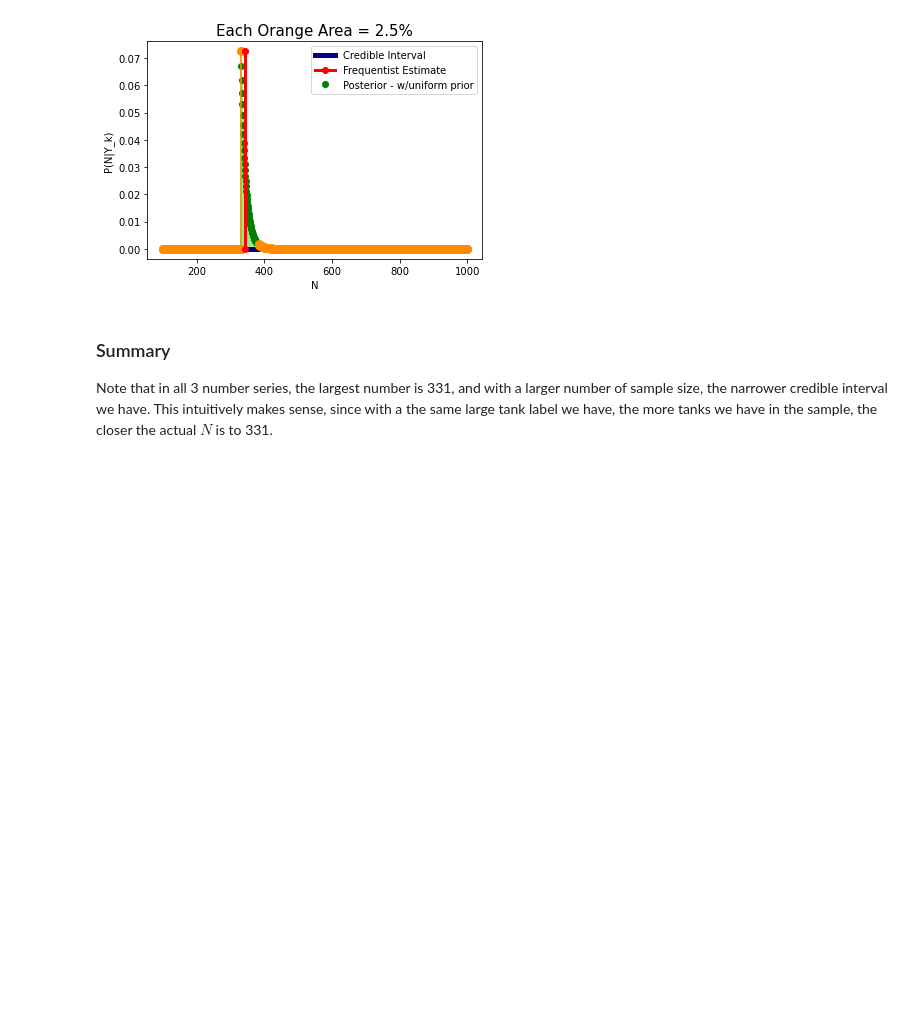
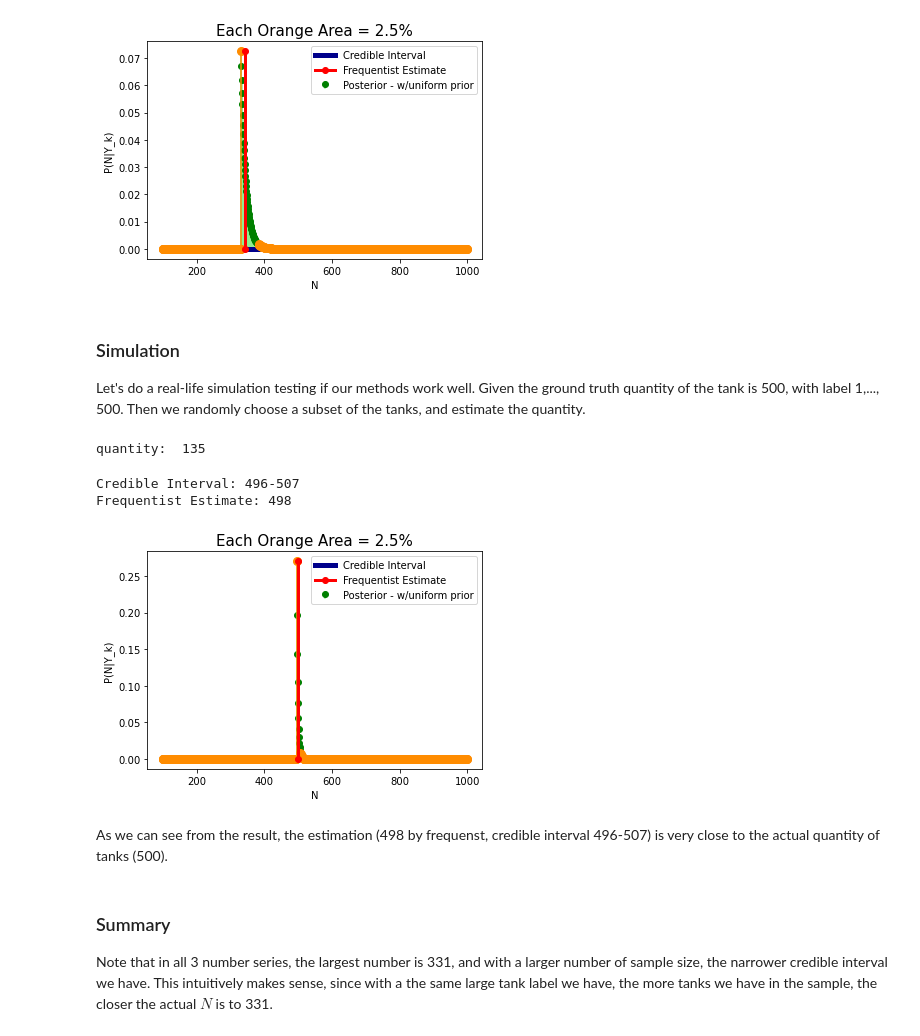
Before and after one commit to itong1900/Gibbs_Sampling_Credible_Interval, a Jupyter notebook: German_Tanks_Problem.ipynb, the cells around one changed output. Cells and saved outputs as stored; diff of their text form; code cells hidden in the pictures; blank space fills up the shorter version.

Commit message:
add simulation of german tank

```diff
--- a/German_Tanks_Problem.ipynb
+++ b/German_Tanks_Problem.ipynb
@@ -292,6 +293,26 @@ plot_frequentist_estimate_and_credible_int(0.05,serial_numbers_3,Nmin=100,Nmax=1
 Credible Interval: 331-383
 Frequentist Estimate: 343
 [figure]
+# %% [markdown]
+### Simulation
+Let's do a real-life simulation testing if our methods work well. Given the ground truth quantity of the tank is 500, with label 1,..., 500. Then we randomly choose a subset of the tanks, and estimate the quantity.
+# %%
+all_tanks = np.arange(1, 501)
+## random generate a quantity
+quantity = random.randint(0, 500)
+print("quantity: ", quantity)
+## get a subset of tanks
+serial_num = np.random.choice(all_tanks, quantity, replace=False)
+# %% [output]
+quantity:  135
+# %%
+plot_frequentist_estimate_and_credible_int(0.05,serial_num,Nmin=100,Nmax=1000)
+# %% [output]
+Credible Interval: 496-507
+Frequentist Estimate: 498
+[figure, added]
+# %% [markdown]
+As we can see from the result, the estimation (498 by frequenst, credible interval 496-507) is very close to the actual quantity of tanks (500).
 # %% [markdown]
 ### Summary
 Note that in all 3 number series, the largest number is 331, and with a larger number of sample size, the narrower credible interval we have. This intuitively makes sense, since with a the same large tank label we have, the more tanks we have in the sample, the closer the actual $N$ is to 331.
```
Also changed, not shown: parts of 1 cell of this notebook.
